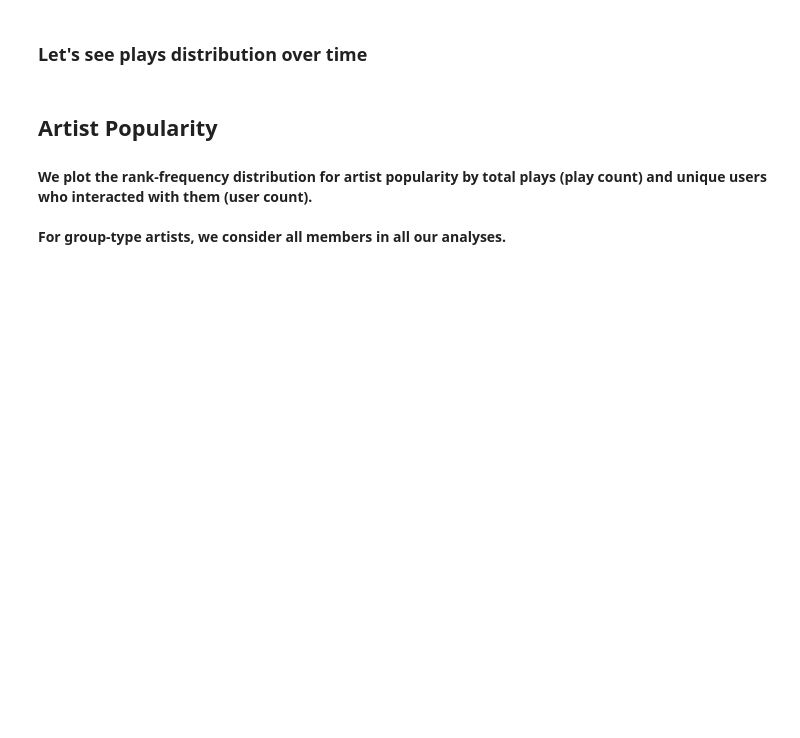
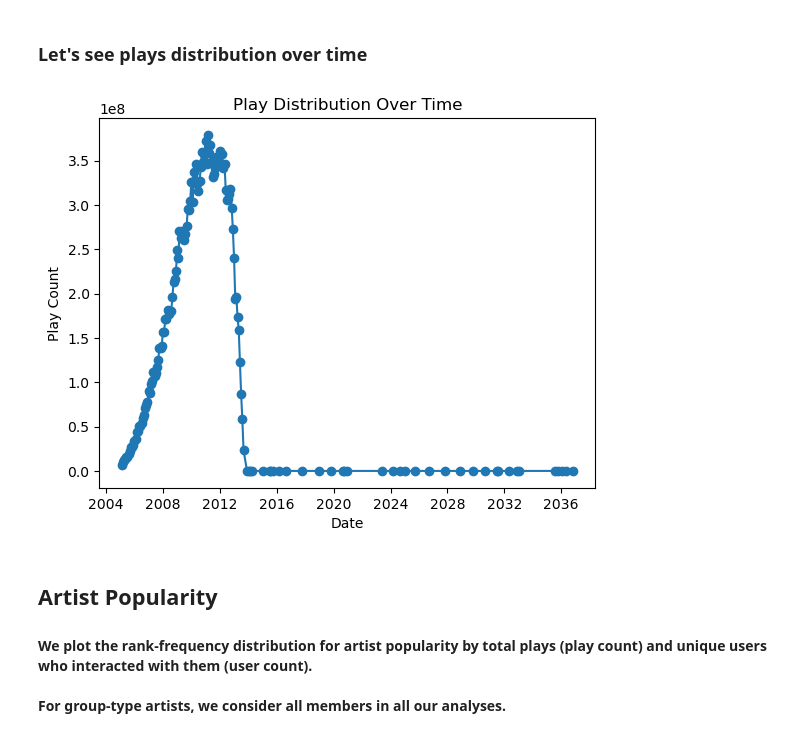
Before and after one commit to mdekstrand/musicdata-tools, a Jupyter notebook: datanalysis/summaryanalysis.ipynb, the cells around one changed output. Saved outputs shown, nothing was run; the diff lists cells and outputs as text; code cells hidden in the pictures; blank space fills up the shorter version.

```diff
--- a/datanalysis/summaryanalysis.ipynb
+++ b/datanalysis/summaryanalysis.ipynb
@@ -156,14 +160,15 @@ Unique count of tracks, artists, albums and users:
 ### Let's see plays distribution over time
 # %%
 # plot time distribution
-average_rating = time_dist['row_count']/time_dist['row_count'].sum()
 fig, ax = plt.subplots()
 
-ax.bar(time_dist['date_start'], average_rating)
+ax.plot(time_dist['start_date'], time_dist['row_count'], marker='o', linestyle='-')
 ax.set_xlabel('Date')
-ax.set_ylabel('Fraction of Plays')
+ax.set_ylabel('Play Count')
 ax.set_title('Play Distribution Over Time')
 plt.show()
+# %% [output]
+[figure, added]
 # %% [markdown]
 ## Artist Popularity
 #### We plot the rank-frequency distribution for artist popularity by total plays (play count) and unique users who interacted with them (user count). <br><br>For group-type artists, we consider all members in all our analyses.
```
Also changed, not shown: parts of 6 cells of this notebook.
